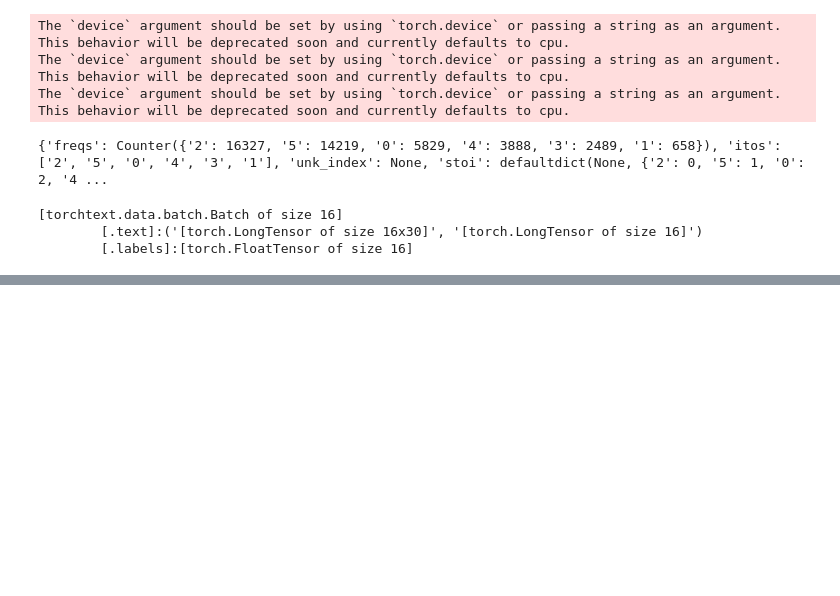
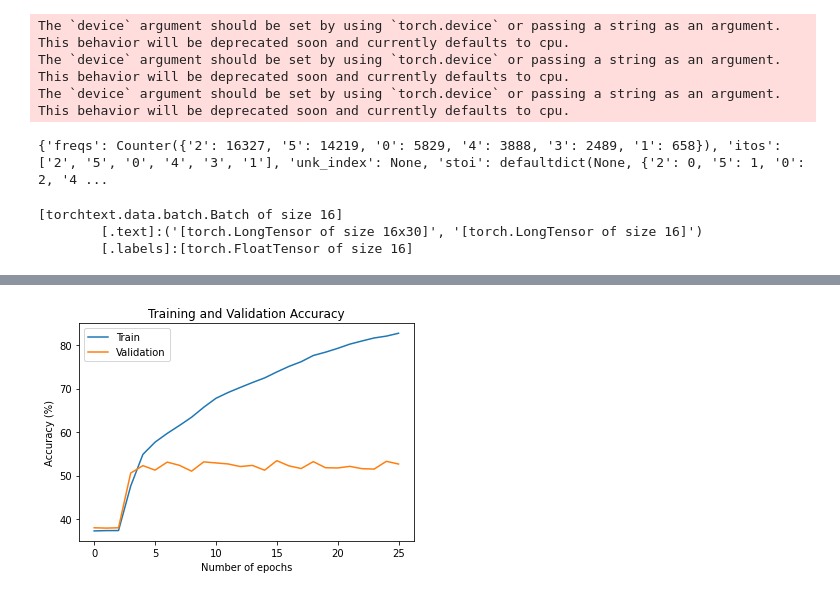
Before and after one commit to keya-desai/GoEmotions-classification, a Jupyter notebook: code/LSTM_Model-Multi-Class.ipynb, the cells around one changed output, grey strips where cells are left out. Cells and saved outputs as stored; diff of their text form; code cells hidden in the pictures; blank space fills up the shorter version.

```diff
--- a/code/LSTM_Model-Multi-Class.ipynb
+++ b/code/LSTM_Model-Multi-Class.ipynb
@@ -283,0 +379,3 @@ TypeError: '<' not supported between instances of 'Example' and 'Example'
+# %%
+training_stats = pd.read_csv('epochs_50_stats')
+training_stats
@@ -283,0 +400,10 @@ TypeError: '<' not supported between instances of 'Example' and 'Example'
+# %%
+plt.title("Training and Validation Accuracy")
+plt.plot(training_stats['Train_Acc'], label="Train")
+plt.plot(training_stats['Val_Acc'], label="Validation")
+plt.xlabel("Number of epochs")
+plt.ylabel("Accuracy (%)")
+plt.legend()
+plt.show()
+# %% [output]
+[figure, added]
```
Also changed, not shown: parts of 16 cells of this notebook, 7 other files.
